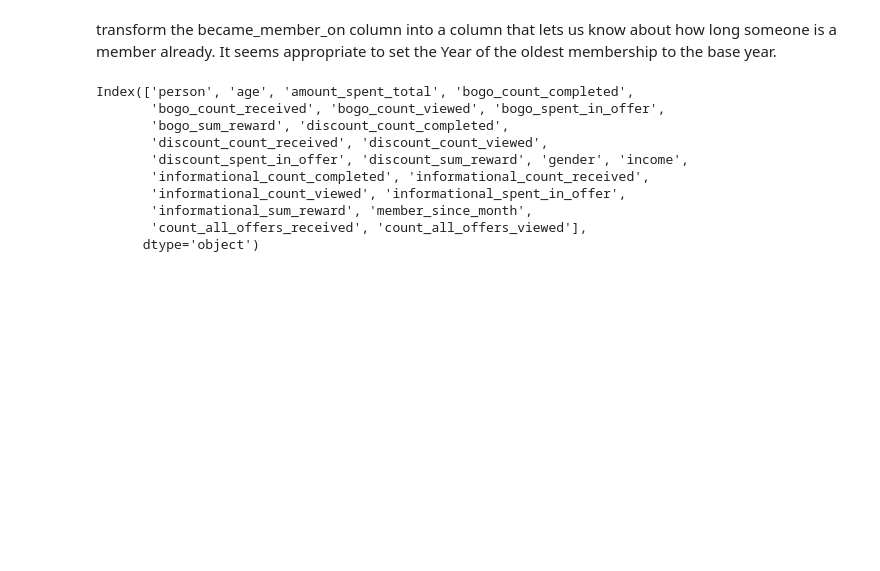
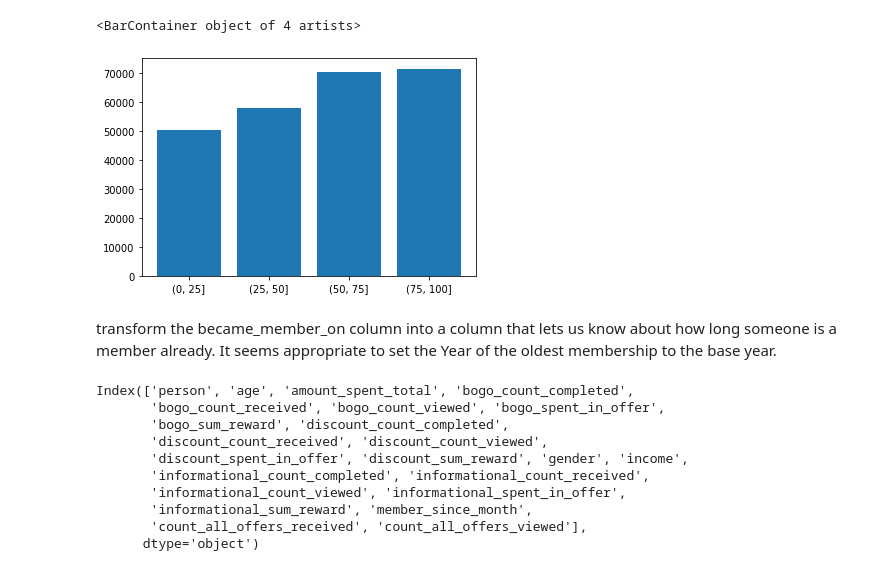
Before and after one commit to udacityML/capstone_starbucks, a Jupyter notebook: Starbucks_Capstone_feature.ipynb, the cells around one changed output. Saved outputs shown, nothing was run; the diff lists cells and outputs as text; code cells hidden in the pictures; blank space fills up the shorter version.

```diff
--- a/Starbucks_Capstone_feature.ipynb
+++ b/Starbucks_Capstone_feature.ipynb
@@ -22,3 +280,13 @@ df.head()
+# %%
+bins = [0, 25, 50, 75, 100]
+groups = df.groupby([pd.cut(df.age, bins)]).agg({'income':'mean'})
+# groups.size().unstack()
+groups.reset_index(inplace=True)
+groups['age'] = groups['age'].apply(lambda x:str(x))
+plt.bar(groups['age'],groups['income'])
+# %% [output]
+<BarContainer object of 4 artists>
+[figure, added]
 # %% [markdown]
 transform the became_member_on column into a column that lets us know about how long someone is a member already. It seems appropriate to set the Year of the oldest membership to the base year.
 # %%
```
Also changed, not shown: parts of 32 cells of this notebook, 5 other files.
